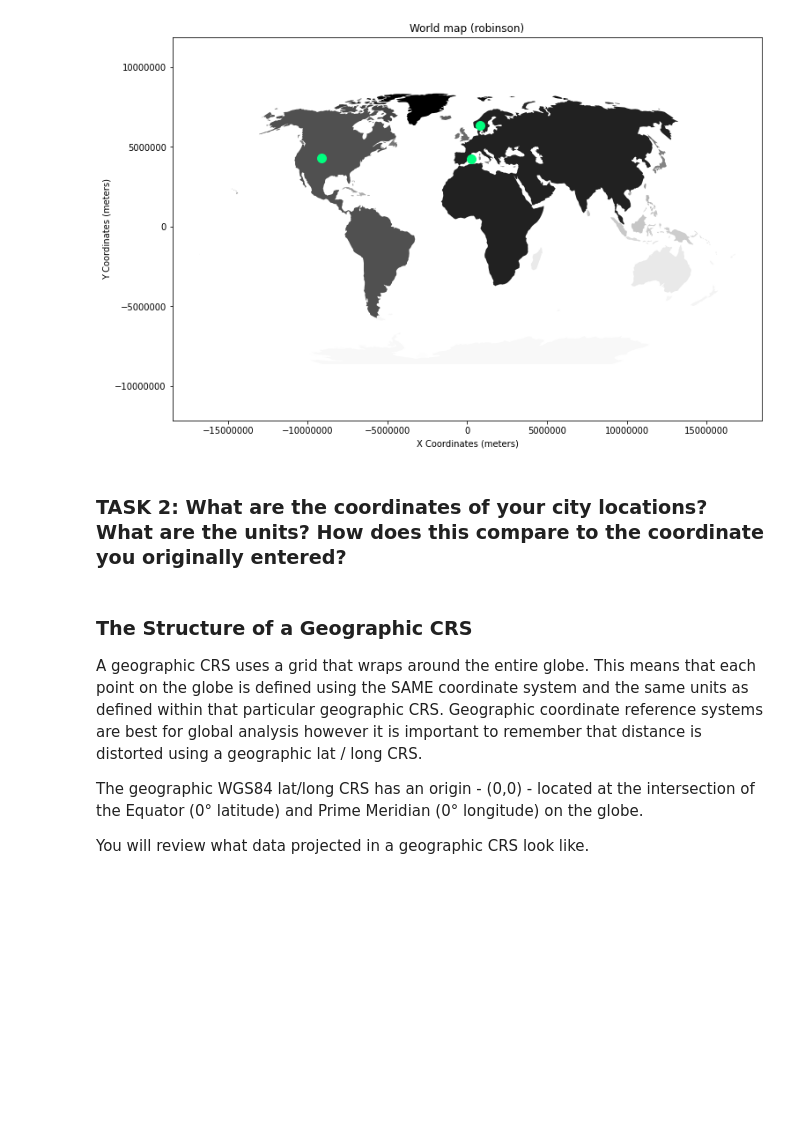
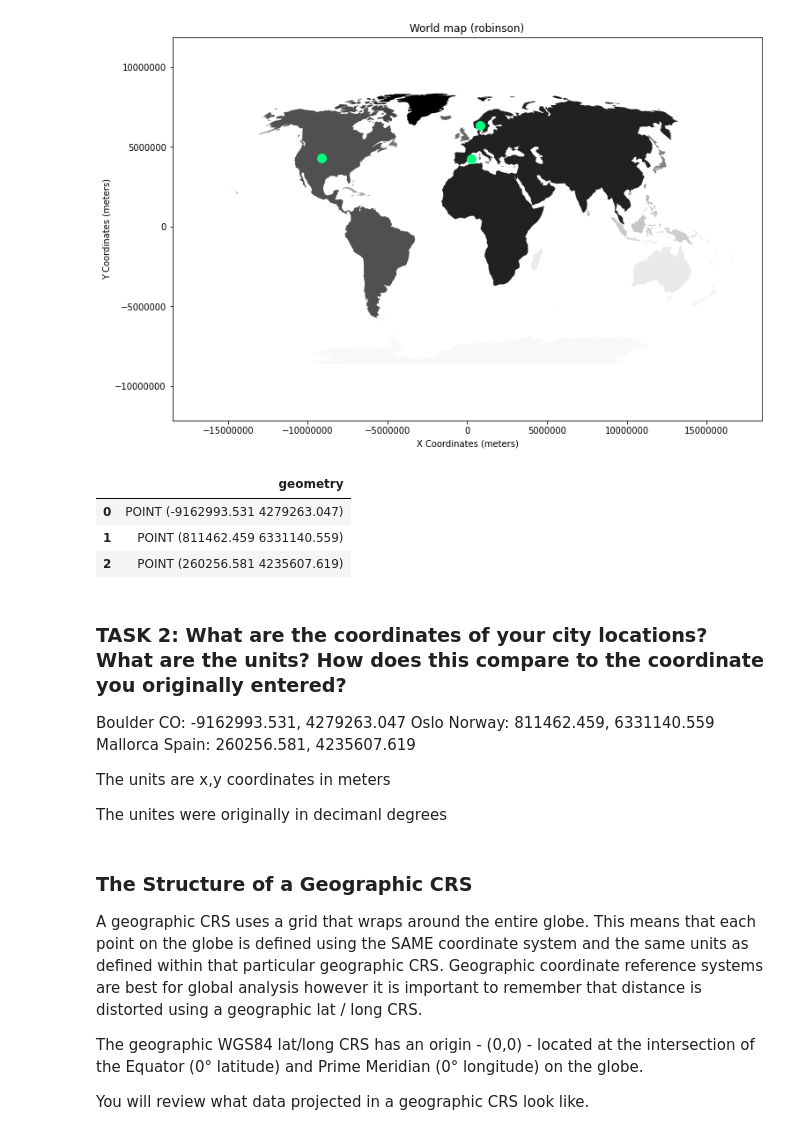
Before and after one commit to baedgert/EnvDatSci22, a Jupyter notebook: CodeSprints/CoordinateReferenceSystem.ipynb, the cells around one changed output. Saved outputs shown, nothing was run; the diff lists cells and outputs as text; code cells hidden in the pictures; blank space fills up the shorter version.

```diff
--- a/CodeSprints/CoordinateReferenceSystem.ipynb
+++ b/CodeSprints/CoordinateReferenceSystem.ipynb
@@ -262,8 +262,23 @@ for axis in [ax.xaxis, ax.yaxis]:
 plt.axis('equal');
 # %% [output]
 [figure]
+# %%
+city_locations_robin.head(3)
+# %% [output]
+|  | geometry |
+| 0 | POINT (-9162993.531 4279263.047) |
+| 1 | POINT (811462.459 6331140.559) |
+| 2 | POINT (260256.581 4235607.619) |
 # %% [markdown]
 ### TASK 2: What are the coordinates of your city locations? What are the units? How does this compare to the coordinate you originally entered?
+
+Boulder CO: -9162993.531, 4279263.047
+Oslo Norway: 811462.459, 6331140.559
+Mallorca Spain: 260256.581, 4235607.619
+
+The units are x,y coordinates in meters
+
+The unites were originally in decimanl degrees
 # %% [markdown]
 ### The Structure of a Geographic CRS
 A geographic CRS uses a grid that wraps around the entire globe. This means that each point on the globe is defined using the SAME coordinate system and the same units as defined within that particular geographic CRS. Geographic coordinate reference systems are best for global analysis however it is important to remember that distance is distorted using a geographic lat / long CRS.
```
